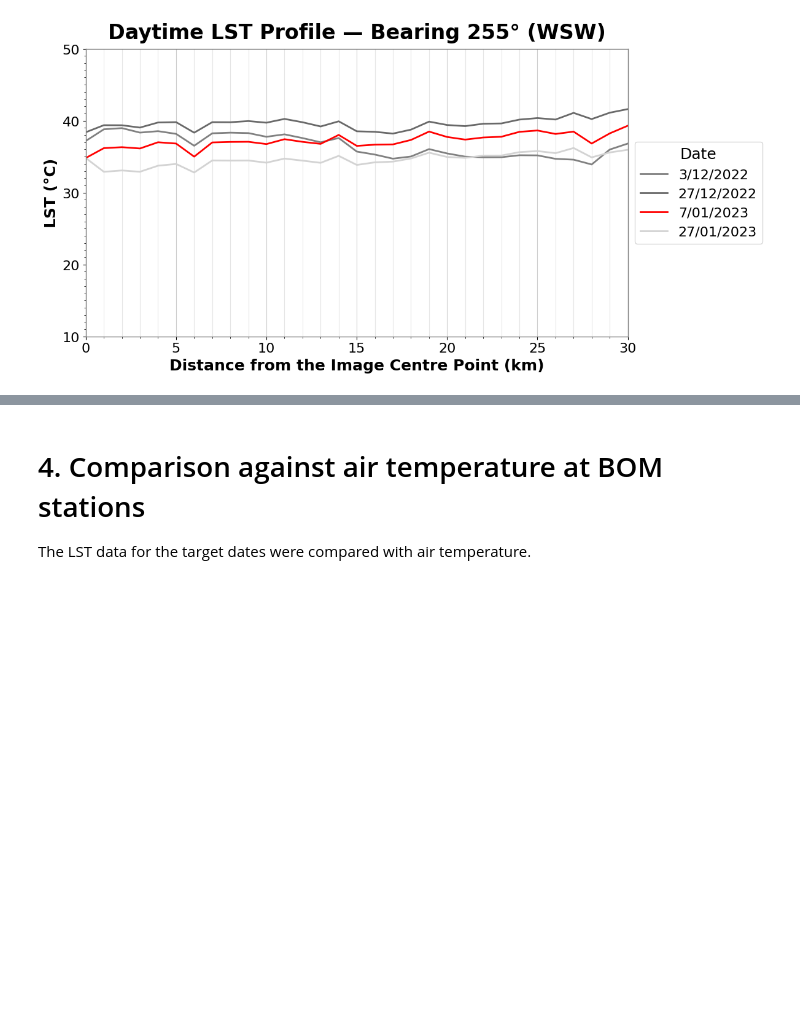
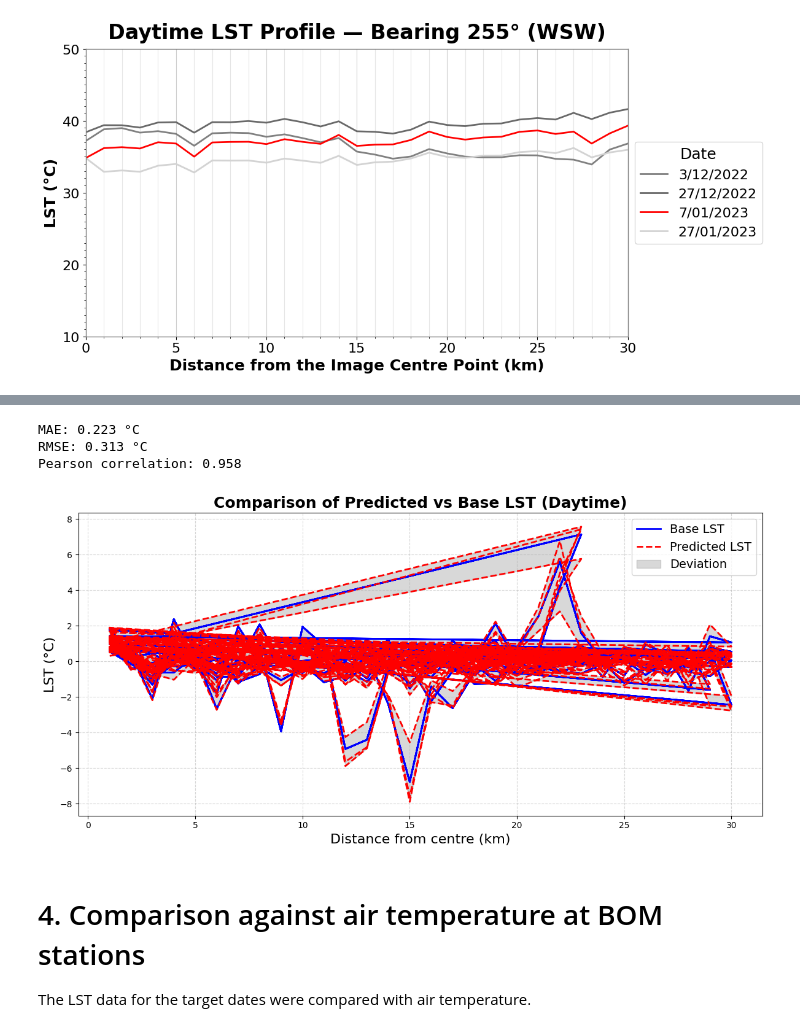
Before and after one commit to percyyvon-r/PhD-chapter2-data-fusion-full-diurnal-lst, a Jupyter notebook: notebook/fused_lst_temporalStability_spatialPatternConsistency.ipynb, the cells around one changed output, grey strips where cells are left out. Saved outputs shown, nothing was run; the diff lists cells and outputs as text; code cells hidden in the pictures; blank space fills up the shorter version.

Commit message:
updated teh comparison between delta_T and delta_T_base

```diff
--- a/notebook/fused_lst_temporalStability_spatialPatternConsistency.ipynb
+++ b/notebook/fused_lst_temporalStability_spatialPatternConsistency.ipynb
@@ -494,15 +526,18 @@ dease_delta = (
 dease_delta_base = dease_delta[dease_delta["use"] == "base"].copy()
 
 # Rename delta_T --> delta_T_base
-dease_delta_base = dease_delta_base.rename(columns={"delta_T": "delta_T_base"})
+dease_delta_base = dease_delta_base.rename(columns={"delta_T": "delta_T_base", "mean_lst": "mean_lst_base"})
 
 # Join back to the main delta dataset
-dease_delta = dease_delta.merge(dease_delta_base[["buffer_id", "delta_T_base"]], on="buffer_id", how="left")
+dease_delta = dease_delta.merge(dease_delta_base[["buffer_id", "delta_T_base", "mean_lst_base"]], on="buffer_id", how="left")
 
 # Remove all rows where use == "base"
 dease_delta_filtered = dease_delta[
     dease_delta["use"] != "base"
 ].copy()
+
+#
+#dease_delta_filtered = dease_delta_filtered[dease_delta_filtered["distance"] <= 15].copy()
 
 # Filter for daytime only
 dease_delta_day = dease_delta_filtered[dease_delta_filtered["temporal"] == "day"].copy()
@@ -519,3 +569,70 @@ dease_delta.to_csv(out_csv_delta, index=False)
+# %%
+import matplotlib.pyplot as plt
+import numpy as np
+import pandas as pd
+from scipy.stats import pearsonr
+
+# ---------------------------
+# Example: dease_delta_day already filtered for temporal == "day"
+# Columns: distance, delta_T, delta_T_base
+# ---------------------------
+
+# Compute error metrics (absolute difference)
+mae = (dease_delta_day["delta_T"] - dease_delta_day["delta_T_base"]).abs().mean()
+rmse = np.sqrt(((dease_delta_day["delta_T"] - dease_delta_day["delta_T_base"])**2).mean())
+corr, _ = pearsonr(dease_delta_day["delta_T"], dease_delta_day["delta_T_base"])
+
+print(f"MAE: {mae:.3f} °C")
+print(f"RMSE: {rmse:.3f} °C")
+print(f"Pearson correlation: {corr:.3f}")
+
+# ---------------------------
+# Plot predicted vs base LST
+# ---------------------------
+plt.figure(figsize=(12, 6))
+
+# Base LST profile
+plt.plot(
+    dease_delta_day["distance"],
+    dease_delta_day["delta_T_base"],
+    label="Base LST",
+    color="blue",
+    linewidth=2
+)
+
+# Predicted LST profile
+plt.plot(
+    dease_delta_day["distance"],
+    dease_delta_day["delta_T"],
+    label="Predicted LST",
+    color="red",
+    linewidth=2,
+    linestyle="--"
+)
+
+# Highlight the difference
+plt.fill_between(
+    dease_delta_day["distance"],
+    dease_delta_day["delta_T_base"],
+    dease_delta_day["delta_T"],
+    color="gray",
+    alpha=0.3,
+    label="Deviation"
+)
+
+# Labels and styling
+plt.xlabel("Distance from centre (km)", fontsize=16)
+plt.ylabel("LST (°C)", fontsize=16)
+plt.title("Comparison of Predicted vs Base LST (Daytime)", fontsize=18, fontweight="bold")
+plt.legend(fontsize=14)
+plt.grid(True, linestyle="--", alpha=0.5)
+plt.tight_layout()
+plt.show()
+# %% [output]
+MAE: 0.223 °C
+RMSE: 0.313 °C
+Pearson correlation: 0.958
+[figure, added]
 # %% [markdown]
 # 4. Comparison against air temperature at BOM stations
 The LST data for the target dates were compared with air temperature.
```
Also changed, not shown: parts of 2 cells of this notebook, 1 other file.
